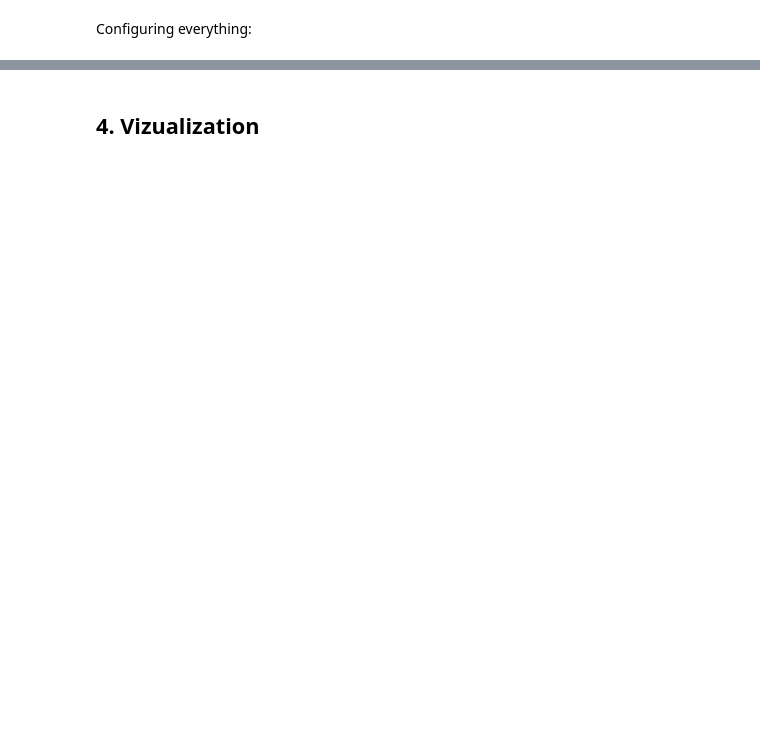
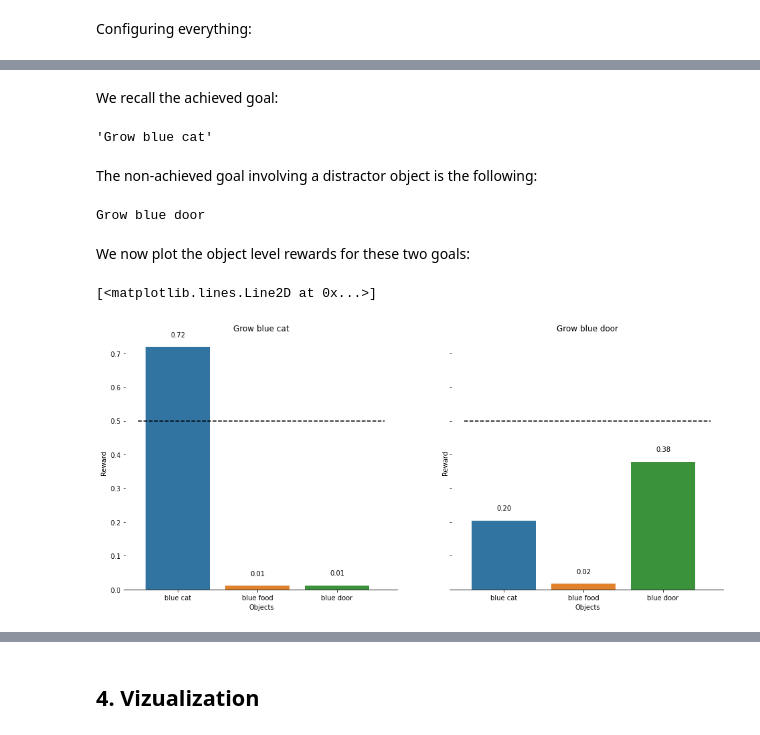
Before and after one commit to flowersteam/Imagine, a Jupyter notebook: IMAGINE.ipynb, the cells around one changed output, grey strips where cells are left out. Drawn from its saved outputs; the diff is of its cells as text; code cells hidden in the pictures; blank space fills up the shorter version.

```diff
--- a/IMAGINE.ipynb
+++ b/IMAGINE.ipynb
@@ -71,6 +72,7 @@ It provides the agent with optimal learning opportunities by organizing the scen
 The following lines of code show how scenes are generated according to this assumption:
 # %%
 # Enter a valid goal description
-goal_str = 'Grasp blue lion'
-if goal_str not in (params['train_descriptions'] + params['test_descriptions']):
-    print('Please enter a feasible goal description.')
+goal_str = 'Grow blue cat' #Grow red cat, Grasp blue sofa, Grow green cow ...
+# Uncomment to sample a random goal from the training set
+# goal_str = np.random.choice(params['train_descriptions'])
+assert goal_str in params['train_descriptions'], 'Please enter a feasible goal description.'
@@ -110,0 +136,3 @@ policy.actor_network.get_norm_per_object(torch.tensor(o).float().view(1,len(o)),
+# %%
+%%capture
+ani, episode, o, obs = generate_animated_rollout(env, goal_str, initial_o, policy, policy_language_model)
@@ -110,0 +242,50 @@ policy.actor_network.get_norm_per_object(torch.tensor(o).float().view(1,len(o)),
+# %%
+def compute_reward_probabilities(state, goal_str, reward_language_model, reward_function, env):
+    goal_encoding = reward_language_model.encode(goal_str)
+    input_o = torch.tensor(state).float().view(1,len(o))
+    input_goal = torch.tensor(goal_encoding).float().view(1,len(goal_encoding))
+    reward_per_object = reward_function.reward_function.compute_logits_before_or(input_o, input_goal)
+    reward_per_object = [elem.detach()[0][0].item() for elem in reward_per_object]
+    objects = [obj.object_descr['colors'] + ' ' + obj.object_descr['types'] for obj in env.objects]
+    d = {'Objects':objects, 'Reward':reward_per_object}
+    df_rew = pd.DataFrame(d)
+    return df_rew
+
+def generate_other_possible_goal(goal_str, env):
+    objects = [obj.object_descr['colors'] + ' ' + obj.object_descr['types'] for obj in env.objects]
+    other_objects = [o for o in objects if o not in goal_str]
+    return ' '.join(random.sample(['Grow'], 1) + random.sample(other_objects, 1))
+# %% [markdown]
+We recall the achieved goal:
+# %%
+goal_str
+# %% [output]
+'Grow blue cat'
+# %% [markdown]
+The non-achieved goal involving a distractor object is the following:
+# %%
+other_goal_str = generate_other_possible_goal(goal_str,env)
+print(other_goal_str)
+# %% [output]
+Grow blue door
+# %% [markdown]
+We now plot the object level rewards for these two goals:
+# %%
+df_rew1 = compute_reward_probabilities(o, goal_str, reward_language_model, reward_function, env)
+df_rew2 = compute_reward_probabilities(o, other_goal_str, reward_language_model, reward_function, env)
+
+f, axes = plt.subplots(1, 2, figsize=(16, 7),sharey=True)
+sns.despine(left=True)
+sns.barplot(x="Objects", y="Reward", data=df_rew1, ax=axes[0]).set_title(goal_str)
+for index, row in df_rew1.iterrows():
+    axes[0].text(row.name, row.Reward + 0.03, '{:.2f}'.format(row.Reward), color='black', ha="center")
+axes[0].plot([-0.5, 2.6], [0.5, 0.5], linestyle='--', color='k')
+
+sns.despine(left=True)
+sns.barplot(x="Objects", y="Reward", data=df_rew2, ax=axes[1]).set_title(other_goal_str)
+for index, row in df_rew2.iterrows():
+    axes[1].text(row.name, row.Reward + 0.03, '{:.2f}'.format(row.Reward), color='black', ha="center")
+axes[1].plot([-0.5, 2.6], [0.5, 0.5], linestyle='--', color='k')
+# %% [output]
+[<matplotlib.lines.Line2D at 0x...>]
+[figure, added]
```
Also changed, not shown: parts of 75 cells of this notebook, 1 other file.
